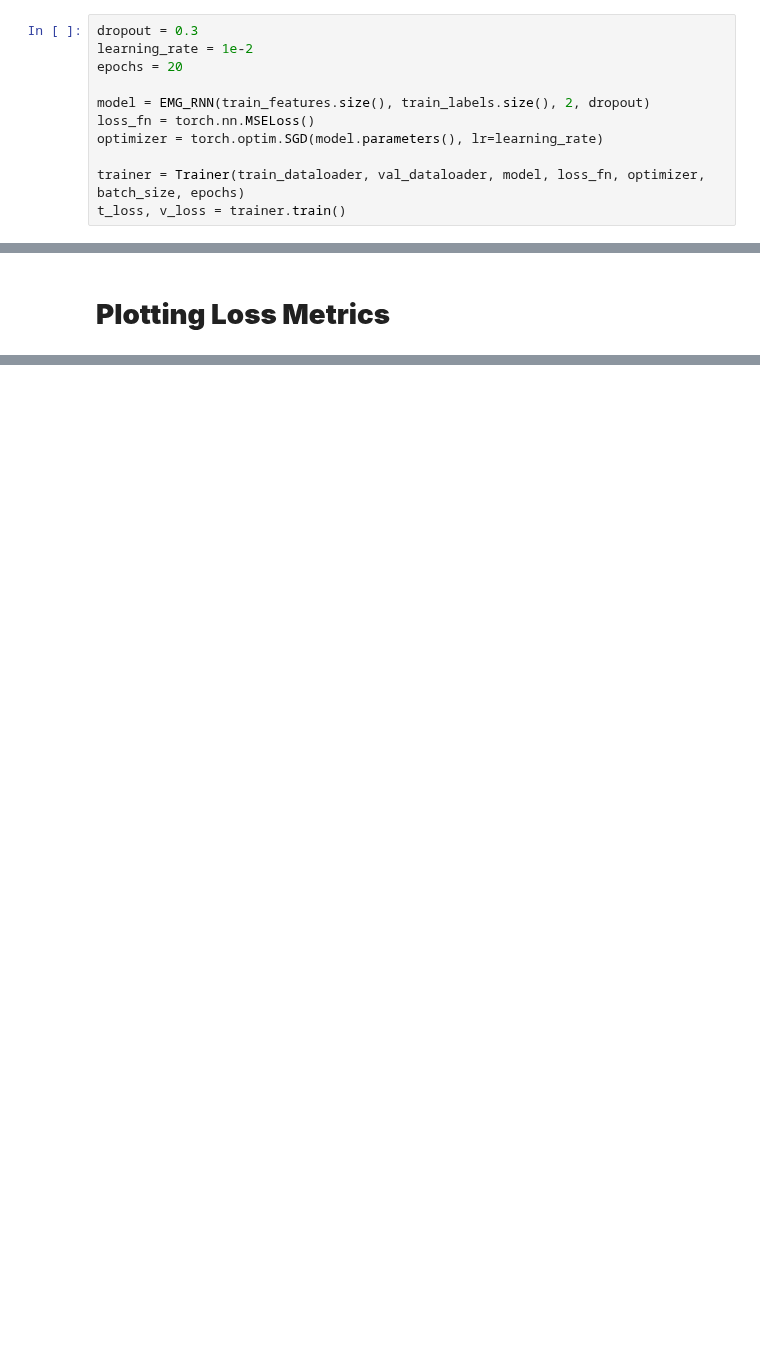
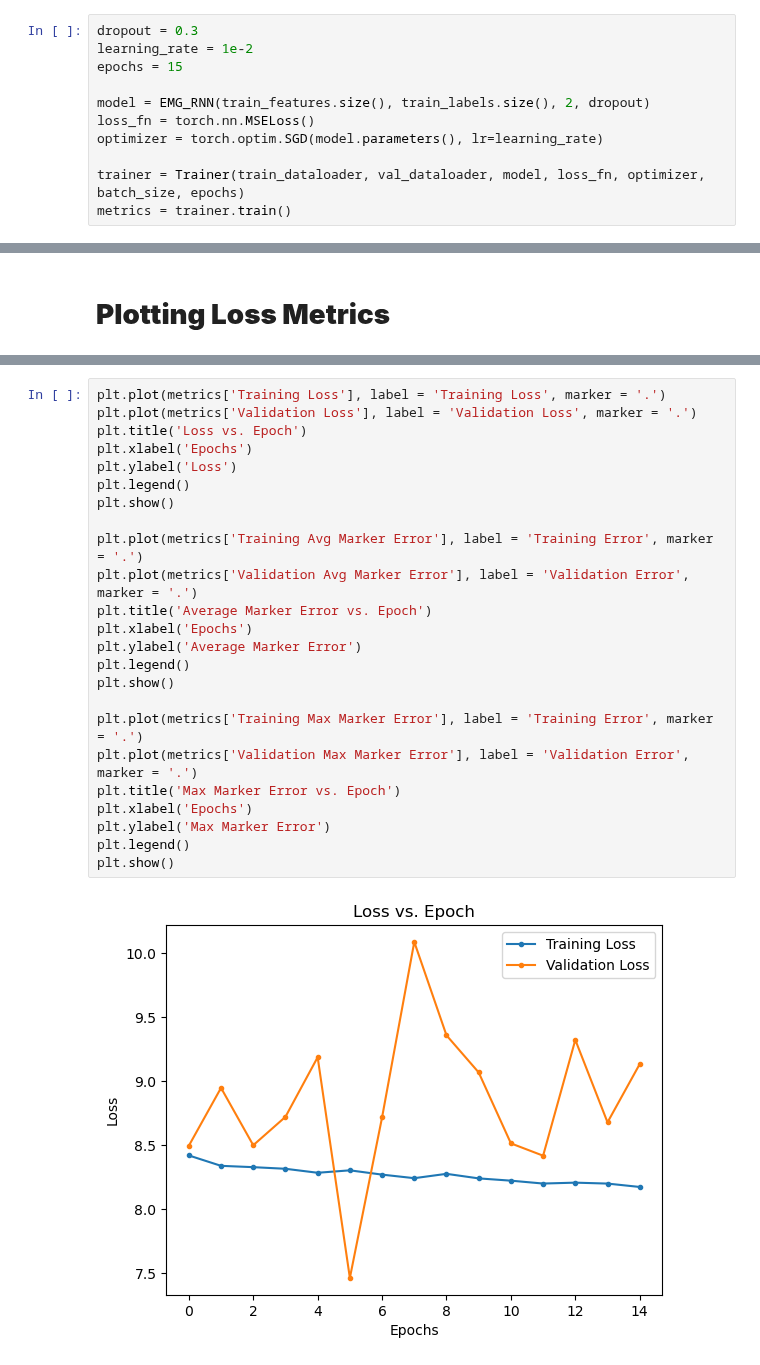
Before and after one commit to Jezen5Volk/Eyelid-Modeling, a Jupyter notebook: Eyelid-Modeling.ipynb, the cells around one changed output, grey strips where cells are left out. Drawn from its saved outputs; the diff is of its cells as text; blank space fills up the shorter version.

```diff
--- a/Eyelid-Modeling.ipynb
+++ b/Eyelid-Modeling.ipynb
@@ -123,14 +123,14 @@ cuda:0 cuda:0
 # %%
 dropout = 0.3
 learning_rate = 1e-2
-epochs = 20
+epochs = 15
 
 model = EMG_RNN(train_features.size(), train_labels.size(), 2, dropout)
 loss_fn = torch.nn.MSELoss()
 optimizer = torch.optim.SGD(model.parameters(), lr=learning_rate)
 
 trainer = Trainer(train_dataloader, val_dataloader, model, loss_fn, optimizer, batch_size, epochs)
-t_loss, v_loss = trainer.train()
+metrics = trainer.train()
 # %% [output]
 Epoch 1
 -------------------------------
@@ -163,0 +154,26 @@ plt.show()
+# %%
+plt.plot(metrics['Training Loss'], label = 'Training Loss', marker = '.')
+plt.plot(metrics['Validation Loss'], label = 'Validation Loss', marker = '.')
+plt.title('Loss vs. Epoch')
+plt.xlabel('Epochs')
+plt.ylabel('Loss')
+plt.legend()
+plt.show()
+
+plt.plot(metrics['Training Avg Marker Error'], label = 'Training Error', marker = '.')
+plt.plot(metrics['Validation Avg Marker Error'], label = 'Validation Error', marker = '.')
+plt.title('Average Marker Error vs. Epoch')
+plt.xlabel('Epochs')
+plt.ylabel('Average Marker Error')
+plt.legend()
+plt.show()
+
+plt.plot(metrics['Training Max Marker Error'], label = 'Training Error', marker = '.')
+plt.plot(metrics['Validation Max Marker Error'], label = 'Validation Error', marker = '.')
+plt.title('Max Marker Error vs. Epoch')
+plt.xlabel('Epochs')
+plt.ylabel('Max Marker Error')
+plt.legend()
+plt.show()
+# %% [output]
+[figure, added]
```
Also changed, not shown: parts of 3 cells of this notebook, 1 other file.
